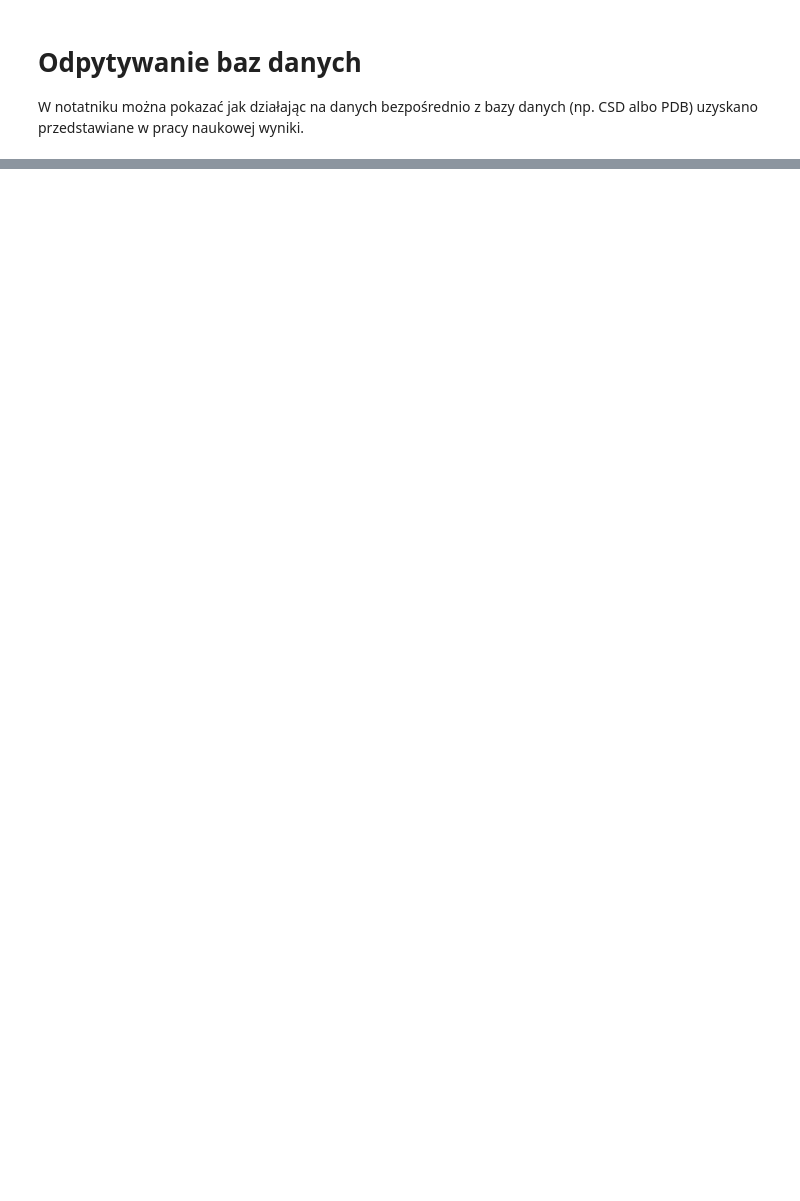
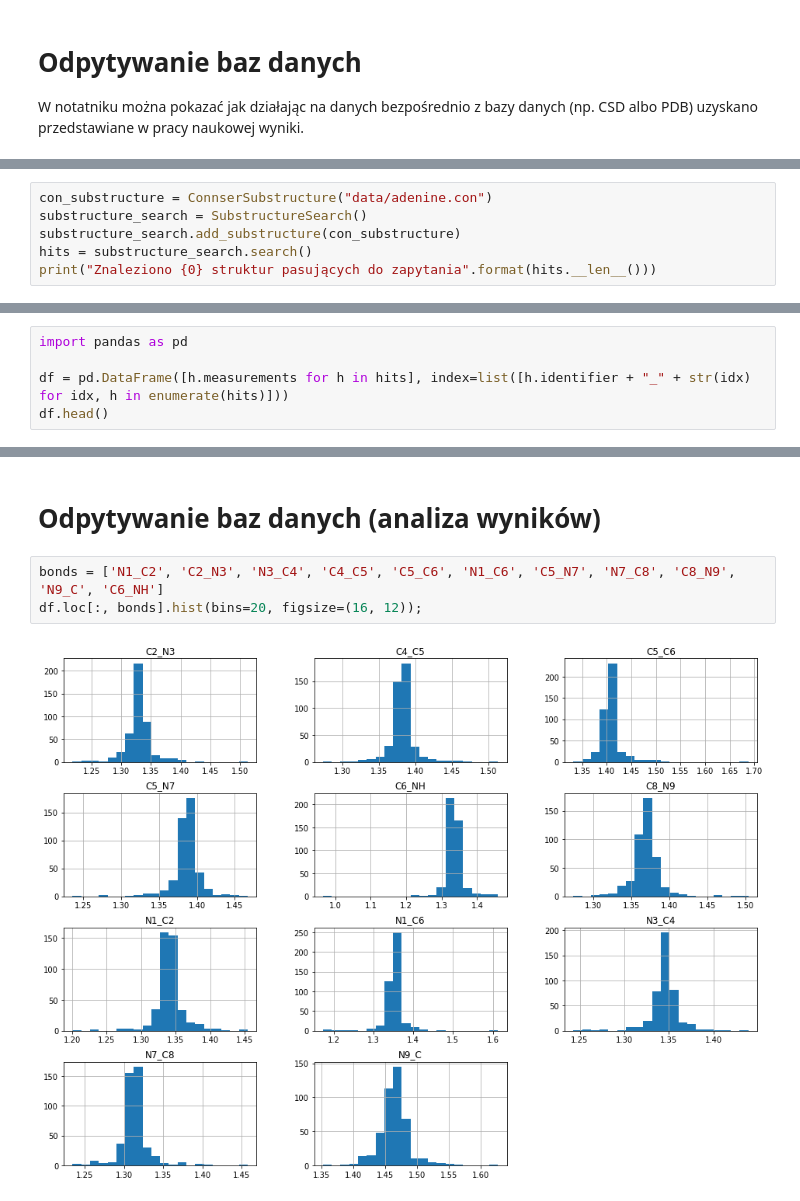
Before and after one commit to dabrze/cbb_reproducibility, a Jupyter notebook: Reproducible research.ipynb, the cells around one changed output, grey strips where cells are left out. Cells and saved outputs as stored; diff of their text form; blank space fills up the shorter version.

```diff
--- a/Reproducible research.ipynb
+++ b/Reproducible research.ipynb
@@ -270,0 +272,6 @@ identifiers
+# %%
+con_substructure = ConnserSubstructure("data/adenine.con")
+substructure_search = SubstructureSearch()
+substructure_search.add_substructure(con_substructure)
+hits = substructure_search.search()
+print("Znaleziono {0} struktur pasujących do zapytania".format(hits.__len__()))
@@ -270,0 +283,5 @@ identifiers
+# %%
+import pandas as pd
+
+df = pd.DataFrame([h.measurements for h in hits], index=list([h.identifier + "_" + str(idx) for idx, h in enumerate(hits)]))
+df.head()
@@ -271,3 +296,11 @@ identifiers
+# %% [markdown]
+Odpytywanie baz danych (analiza wyników)
+======================================
+# %%
+bonds = ['N1_C2', 'C2_N3', 'N3_C4', 'C4_C5', 'C5_C6', 'N1_C6', 'C5_N7', 'N7_C8', 'C8_N9', 'N9_C', 'C6_NH']
+df.loc[:, bonds].hist(bins=20, figsize=(16, 12));
+# %% [output]
+[figure, added]
 # %% [markdown]
 Podsumowanie
 ============
```
Also changed, not shown: parts of 17 cells of this notebook, 3 other files.
